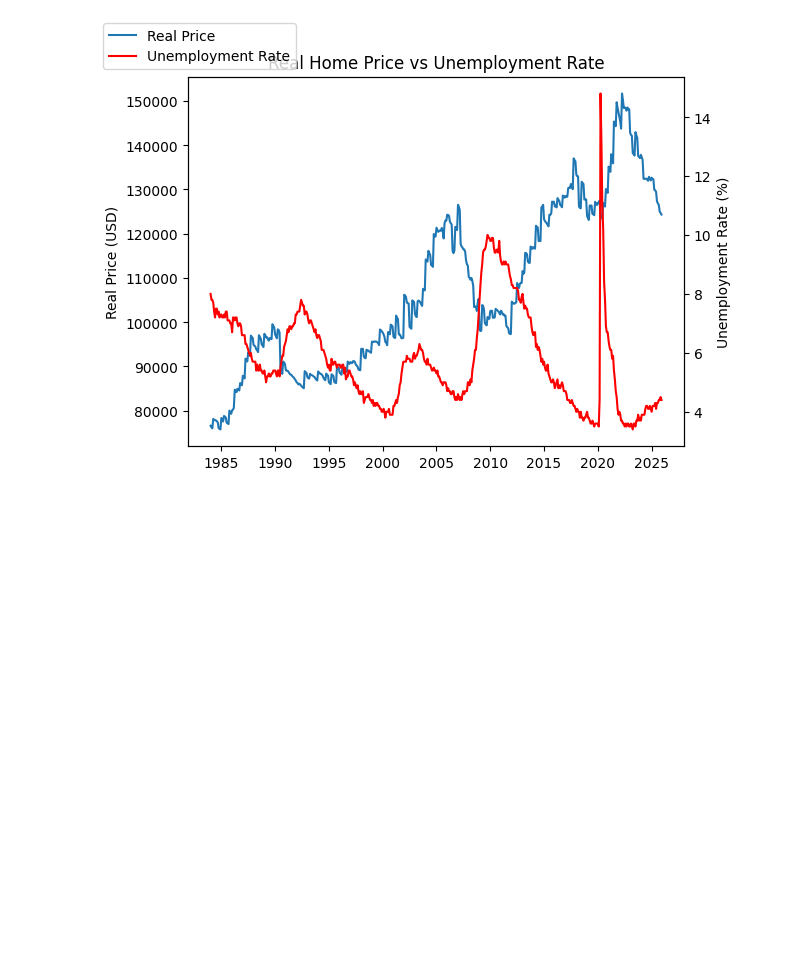
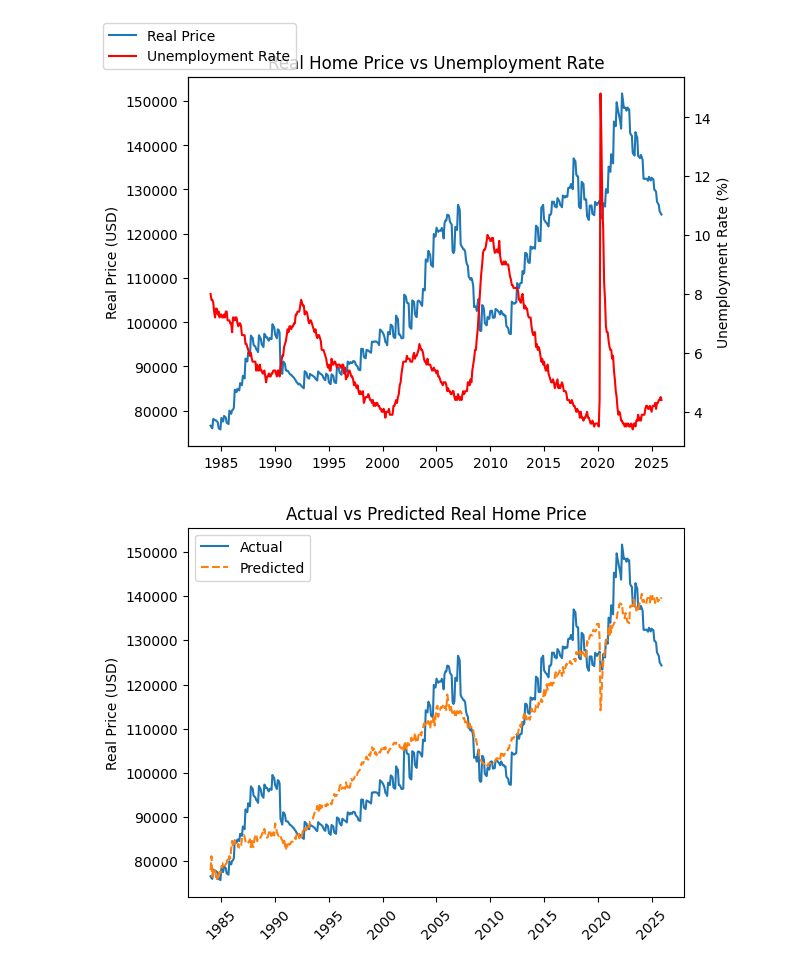
Before and after one commit to EthanH2004/Housing_Analysis, a Jupyter notebook: src/InspectBook.ipynb, the cells around one changed output. Saved outputs shown, nothing was run; the diff lists cells and outputs as text; code cells hidden in the pictures; blank space fills up the shorter version.

```diff
--- a/src/InspectBook.ipynb
+++ b/src/InspectBook.ipynb
@@ -135,3 +135,17 @@ plt.savefig(f"{CHARTS}/price_vs_unemployment.png")
 plt.show()
 # %% [output]
 [figure]
+# %%
+pred = pd.read_csv(f"{BASE}/outputs/regression/predictions.csv")
+plt.plot(df["Date"], pred["Actual"], label="Actual")
+plt.plot(df["Date"], pred["Predicted"], label="Predicted", linestyle="--")
+plt.gca().xaxis.set_major_locator(mdates.YearLocator(5))
+plt.gca().xaxis.set_major_formatter(mdates.DateFormatter("%Y"))
+plt.xticks(rotation=45)
+plt.title("Actual vs Predicted Real Home Price")
+plt.ylabel("Real Price (USD)")
+plt.legend()
+plt.savefig(f"{CHARTS}/actual_vs_predicted.png")
+plt.show()
+# %% [output]
+[figure, added]
```
Also changed, not shown: 1 other file.
